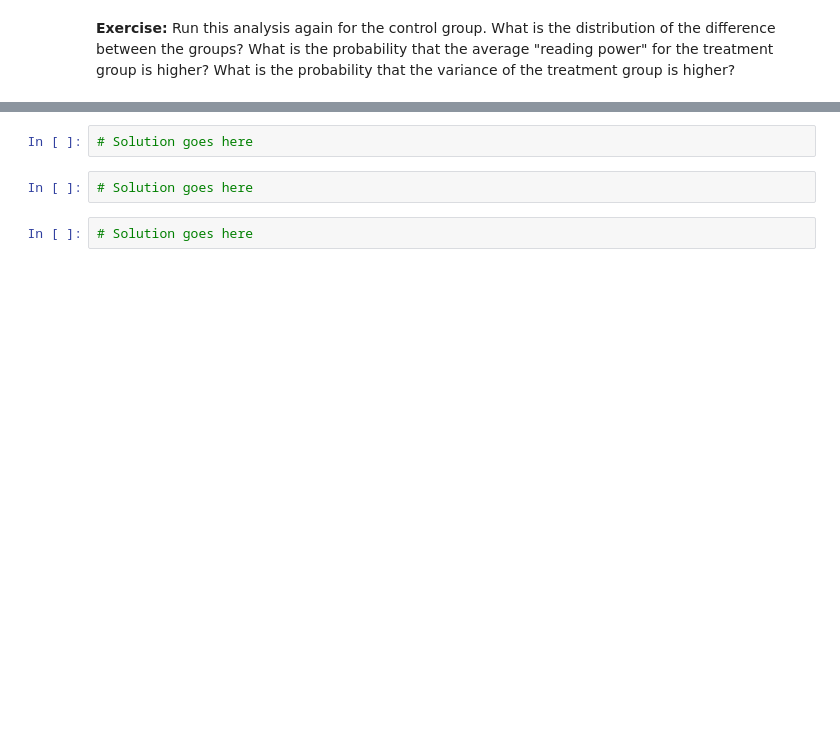
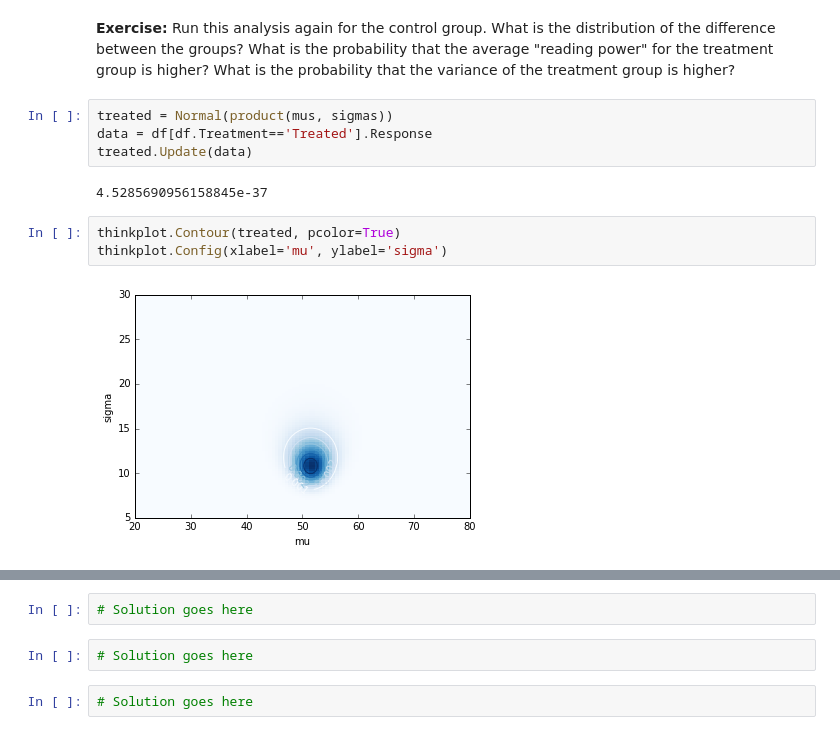
Before and after one commit to NathanYee/ThinkBayes2, a Jupyter notebook: code/chap09mine.ipynb, the cells around one changed output, grey strips where cells are left out. Drawn from its saved outputs; the diff is of its cells as text; blank space fills up the shorter version.

```diff
--- a/code/chap09mine.ipynb
+++ b/code/chap09mine.ipynb
@@ -87,2 +106,13 @@ thinkplot.Pdf(pmf_sigma0)
 # %% [markdown]
 **Exercise:** Run this analysis again for the control group.  What is the distribution of the difference between the groups?  What is the probability that the average "reading power" for the treatment group is higher?  What is the probability that the variance of the treatment group is higher?
+# %%
+treated = Normal(product(mus, sigmas))
+data = df[df.Treatment=='Treated'].Response
+treated.Update(data)
+# %% [output]
+4.5285690956158845e-37
+# %%
+thinkplot.Contour(treated, pcolor=True)
+thinkplot.Config(xlabel='mu', ylabel='sigma')
+# %% [output]
+[figure, added]
```
Also changed, not shown: parts of 31 cells of this notebook, 2 other files.
